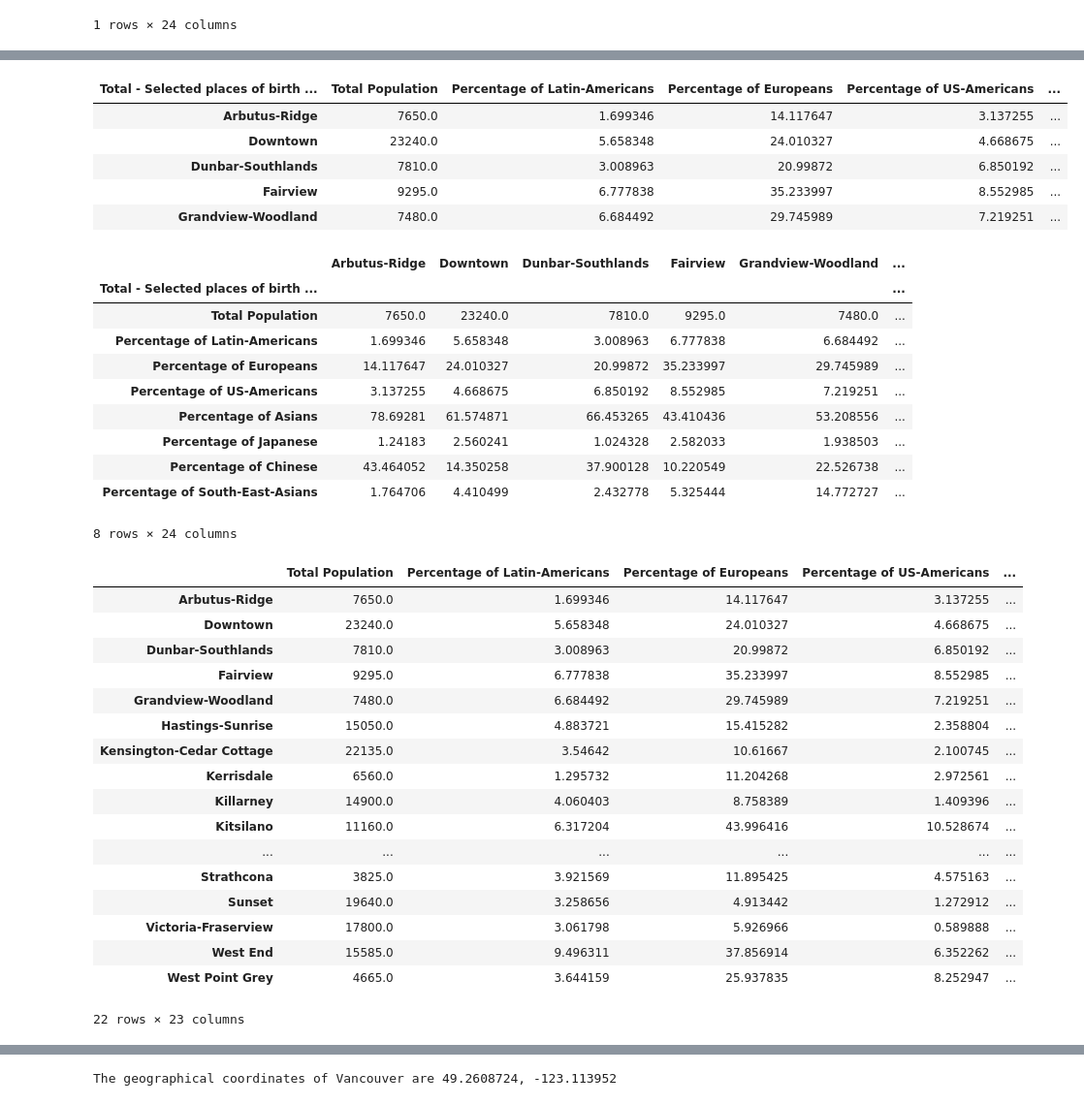
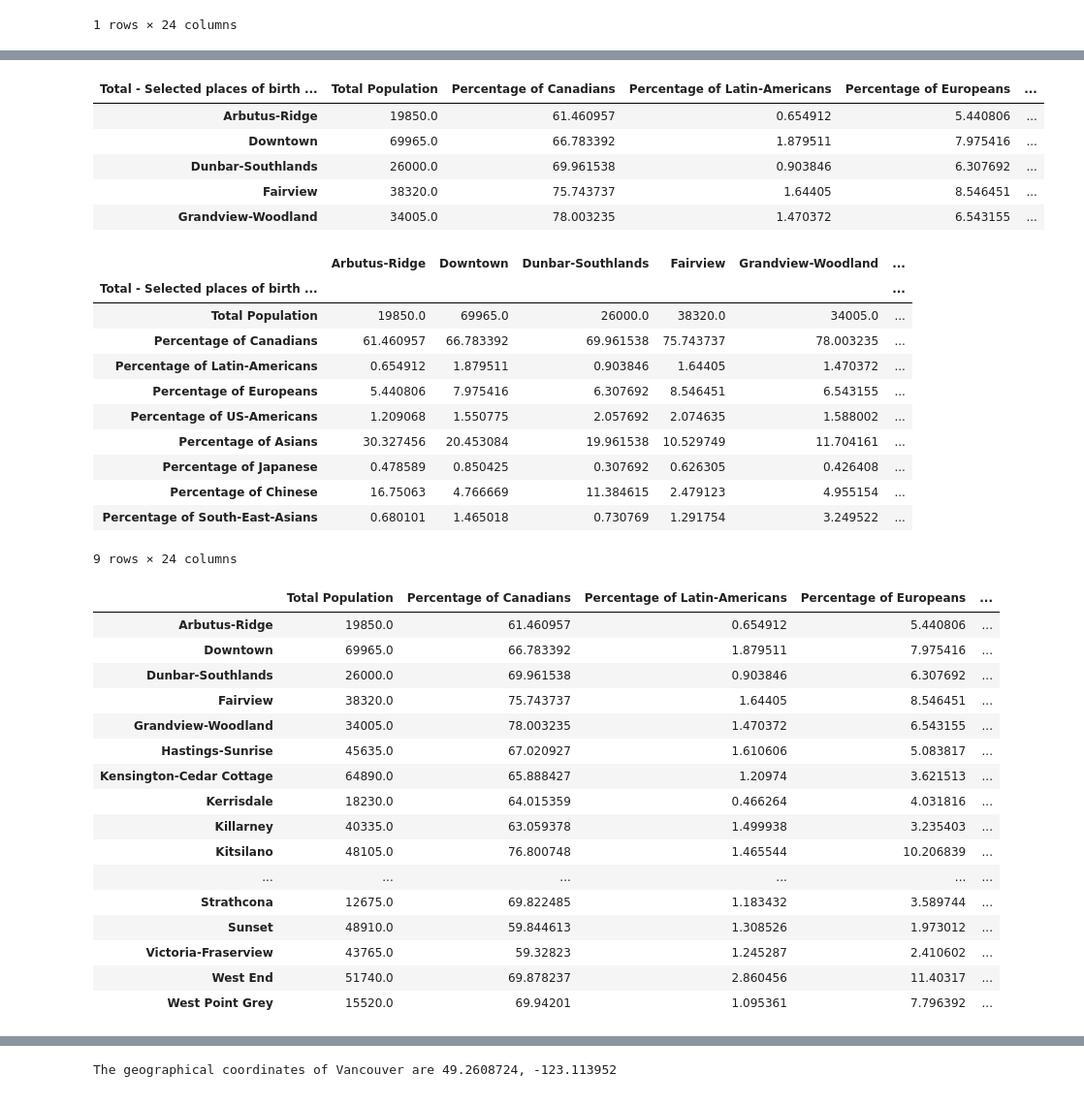
Before and after one commit to leanohl/BA_ClusteringofRestaurants, a Jupyter notebook: clusteringVancouver.ipynb, the cells around one changed output, grey strips where cells are left out. Shown at 97% size. Cells and saved outputs as stored; diff of their text form; code cells hidden in the pictures.

```diff
--- a/clusteringVancouver.ipynb
+++ b/clusteringVancouver.ipynb
@@ -142,39 +142,41 @@ df_citizen
 # %%
 # put together places of birth of South-east- Asians, Japanese, Europeans, Western, ..
-df_citizen['Total Population'] = df_citizen.iloc[:,0]+df_citizen.iloc[:,12]+df_citizen.iloc[:,30]+df_citizen.iloc[:,40]
+df_citizen['Total Population'] = df_citizen.iloc[:,0]+df_citizen.iloc[:,12]+df_citizen.iloc[:,30]+df_citizen.iloc[:,40]++df_citizen.iloc[:,59]
 
+df_citizen['Percentage of Canadians'] = (df_citizen.iloc[:,59] / df_citizen['Total Population']) * 100
 df_citizen['Percentage of Latin-Americans'] = (df_citizen.iloc[:,1:9].sum(axis=1)+df_citizen.iloc[:,11] )/ df_citizen['Total Population'] * 100
 df_citizen['Percentage of Europeans'] = (df_citizen.iloc[:,12] / df_citizen['Total Population']) * 100
 df_citizen['Percentage of US-Americans'] = (df_citizen.iloc[:,10] / df_citizen['Total Population']) * 100
 df_citizen['Percentage of Asians'] = (df_citizen.iloc[:,40] / df_citizen['Total Population']) * 100
 df_citizen['Percentage of Japanese'] = (df_citizen.iloc[:,48]/ df_citizen['Total Population']) * 100
 df_citizen['Percentage of Chinese'] = (df_citizen.iloc[:,43]/ df_citizen['Total Population']) * 100
 df_citizen['Percentage of South-East-Asians'] = ((df_citizen.iloc[:,56]+df_citizen.iloc[:,52]) / df_citizen['Total Population']) * 100
 
-df_citizen.drop(df_citizen.iloc[:,0:59], axis=1, inplace=True)
+df_citizen.drop(df_citizen.iloc[:,0:60], axis=1, inplace=True)
 df_citizen.head()
 # %% [output]
-| Total - Selected places of birth ... | Total Population | Percentage of Latin-Americans | Percentage of Europeans | Percentage of US-Americans | ... |
-| Arbutus-Ridge | 7650.0 | 1.699346 | 14.117647 | 3.137255 | ... |
-| Downtown | 23240.0 | 5.658348 | 24.010327 | 4.668675 | ... |
-| Dunbar-Southlands | 7810.0 | 3.008963 | 20.99872 | 6.850192 | ... |
-| Fairview | 9295.0 | 6.777838 | 35.233997 | 8.552985 | ... |
-| Grandview-Woodland | 7480.0 | 6.684492 | 29.745989 | 7.219251 | ... |
+| Total - Selected places of birth ... | Total Population | Percentage of Canadians | Percentage of Latin-Americans | Percentage of Europeans | ... |
+| Arbutus-Ridge | 19850.0 | 61.460957 | 0.654912 | 5.440806 | ... |
+| Downtown | 69965.0 | 66.783392 | 1.879511 | 7.975416 | ... |
+| Dunbar-Southlands | 26000.0 | 69.961538 | 0.903846 | 6.307692 | ... |
+| Fairview | 38320.0 | 75.743737 | 1.64405 | 8.546451 | ... |
+| Grandview-Woodland | 34005.0 | 78.003235 | 1.470372 | 6.543155 | ... |
 # %%
 df_citizen = df_citizen.transpose()
 df_citizen
 # %% [output]
 |  | Arbutus-Ridge | Downtown | Dunbar-Southlands | Fairview | Grandview-Woodland | ... |
 | Total - Selected places of birth ... |  |  |  |  |  | ... |
-| Total Population | 7650.0 | 23240.0 | 7810.0 | 9295.0 | 7480.0 | ... |
-| Percentage of Latin-Americans | 1.699346 | 5.658348 | 3.008963 | 6.777838 | 6.684492 | ... |
-| Percentage of Europeans | 14.117647 | 24.010327 | 20.99872 | 35.233997 | 29.745989 | ... |
-| Percentage of US-Americans | 3.137255 | 4.668675 | 6.850192 | 8.552985 | 7.219251 | ... |
-| Percentage of Asians | 78.69281 | 61.574871 | 66.453265 | 43.410436 | 53.208556 | ... |
-| Percentage of Japanese | 1.24183 | 2.560241 | 1.024328 | 2.582033 | 1.938503 | ... |
-| Percentage of Chinese | 43.464052 | 14.350258 | 37.900128 | 10.220549 | 22.526738 | ... |
-| Percentage of South-East-Asians | 1.764706 | 4.410499 | 2.432778 | 5.325444 | 14.772727 | ... |
+| Total Population | 19850.0 | 69965.0 | 26000.0 | 38320.0 | 34005.0 | ... |
+| Percentage of Canadians | 61.460957 | 66.783392 | 69.961538 | 75.743737 | 78.003235 | ... |
+| Percentage of Latin-Americans | 0.654912 | 1.879511 | 0.903846 | 1.64405 | 1.470372 | ... |
+| Percentage of Europeans | 5.440806 | 7.975416 | 6.307692 | 8.546451 | 6.543155 | ... |
+| Percentage of US-Americans | 1.209068 | 1.550775 | 2.057692 | 2.074635 | 1.588002 | ... |
+| Percentage of Asians | 30.327456 | 20.453084 | 19.961538 | 10.529749 | 11.704161 | ... |
+| Percentage of Japanese | 0.478589 | 0.850425 | 0.307692 | 0.626305 | 0.426408 | ... |
+| Percentage of Chinese | 16.75063 | 4.766669 | 11.384615 | 2.479123 | 4.955154 | ... |
+| Percentage of South-East-Asians | 0.680101 | 1.465018 | 0.730769 | 1.291754 | 3.249522 | ... |
-8 rows × 24 columns
+9 rows × 24 columns
 # %%
 df_new = pd.concat([df_citizen,df_income])
 df_new = df_new.transpose()
@@ -185,24 +187,23 @@ df_new = df_new.drop(df_new.index[23])
 df_new = df_new.drop(df_new.index[22])
 df_new
 # %% [output]
-|  | Total Population | Percentage of Latin-Americans | Percentage of Europeans | Percentage of US-Americans | ... |
-| Arbutus-Ridge | 7650.0 | 1.699346 | 14.117647 | 3.137255 | ... |
-| Downtown | 23240.0 | 5.658348 | 24.010327 | 4.668675 | ... |
-| Dunbar-Southlands | 7810.0 | 3.008963 | 20.99872 | 6.850192 | ... |
-| Fairview | 9295.0 | 6.777838 | 35.233997 | 8.552985 | ... |
-| Grandview-Woodland | 7480.0 | 6.684492 | 29.745989 | 7.219251 | ... |
-| Hastings-Sunrise | 15050.0 | 4.883721 | 15.415282 | 2.358804 | ... |
-| Kensington-Cedar Cottage | 22135.0 | 3.54642 | 10.61667 | 2.100745 | ... |
-| Kerrisdale | 6560.0 | 1.295732 | 11.204268 | 2.972561 | ... |
-| Killarney | 14900.0 | 4.060403 | 8.758389 | 1.409396 | ... |
-| Kitsilano | 11160.0 | 6.317204 | 43.996416 | 10.528674 | ... |
+|  | Total Population | Percentage of Canadians | Percentage of Latin-Americans | Percentage of Europeans | ... |
+| Arbutus-Ridge | 19850.0 | 61.460957 | 0.654912 | 5.440806 | ... |
+| Downtown | 69965.0 | 66.783392 | 1.879511 | 7.975416 | ... |
+| Dunbar-Southlands | 26000.0 | 69.961538 | 0.903846 | 6.307692 | ... |
+| Fairview | 38320.0 | 75.743737 | 1.64405 | 8.546451 | ... |
+| Grandview-Woodland | 34005.0 | 78.003235 | 1.470372 | 6.543155 | ... |
+| Hastings-Sunrise | 45635.0 | 67.020927 | 1.610606 | 5.083817 | ... |
+| Kensington-Cedar Cottage | 64890.0 | 65.888427 | 1.20974 | 3.621513 | ... |
+| Kerrisdale | 18230.0 | 64.015359 | 0.466264 | 4.031816 | ... |
+| Killarney | 40335.0 | 63.059378 | 1.499938 | 3.235403 | ... |
+| Kitsilano | 48105.0 | 76.800748 | 1.465544 | 10.206839 | ... |
 | ... | ... | ... | ... | ... | ... |
-| Strathcona | 3825.0 | 3.921569 | 11.895425 | 4.575163 | ... |
-| Sunset | 19640.0 | 3.258656 | 4.913442 | 1.272912 | ... |
-| Victoria-Fraserview | 17800.0 | 3.061798 | 5.926966 | 0.589888 | ... |
-| West End | 15585.0 | 9.496311 | 37.856914 | 6.352262 | ... |
-| West Point Grey | 4665.0 | 3.644159 | 25.937835 | 8.252947 | ... |
+| Strathcona | 12675.0 | 69.822485 | 1.183432 | 3.589744 | ... |
+| Sunset | 48910.0 | 59.844613 | 1.308526 | 1.973012 | ... |
+| Victoria-Fraserview | 43765.0 | 59.32823 | 1.245287 | 2.410602 | ... |
+| West End | 51740.0 | 69.878237 | 2.860456 | 11.40317 | ... |
+| West Point Grey | 15520.0 | 69.94201 | 1.095361 | 7.796392 | ... |
-22 rows × 23 columns
 # %%
 '''
  Geopy provides a class for popular mapping services. Nominatim is the service behind the popular OpenStreetMap that allows you to geocode for free. But you should comply with the usage policies in order to allow everyone to use it:
```
Also changed, not shown: parts of 4 cells of this notebook, 1 other file.
